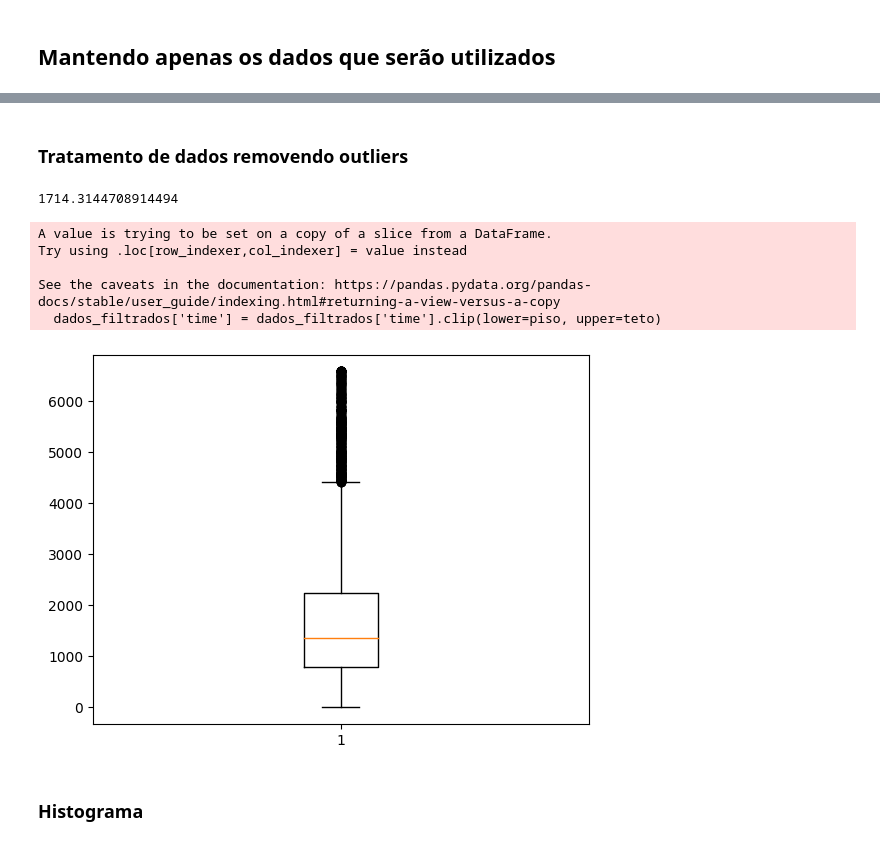
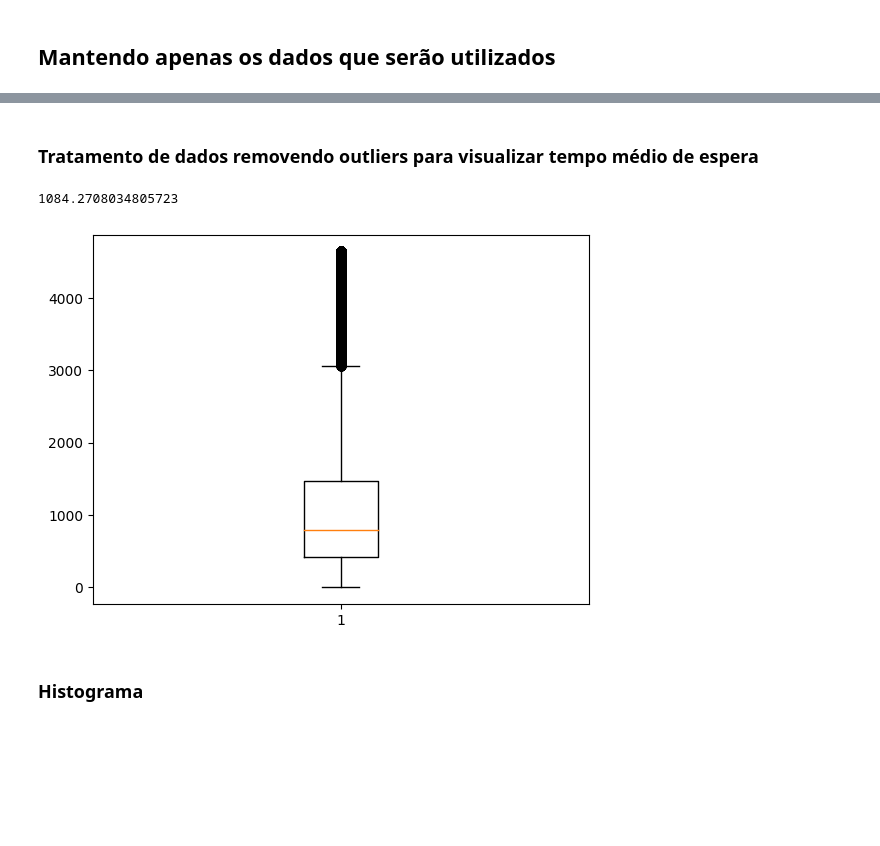
Before and after one commit to Claricez/Trabalho-de-simulacao-discreta-, a Jupyter notebook: main.ipynb, the cells around one changed output, grey strips where cells are left out. Saved outputs shown, nothing was run; the diff lists cells and outputs as text; code cells hidden in the pictures; blank space fills up the shorter version.

```diff
--- a/main.ipynb
+++ b/main.ipynb
@@ -5,11 +5,11 @@ import statistics as st
 import matplotlib.pyplot as plt
 import math as m
 # %%
-base_dados = pd.read_csv("DoaçãoRim.csv", sep=",")
+base_dados = pd.read_csv("DoaçãoRimC.csv", sep=",")
 # %% [markdown]
 ## Mantendo apenas os dados que serão utilizados
 # %%
-base_dados = base_dados.drop(columns=["age_cat","time_on_Dialysis","prior_transplant","date_acutal","Time_death","Transplant_Y_N","X36MthsTx","Time_Tx","event","razon_removed"])
+remover = base_dados.drop(columns=["age_cat","time_on_Dialysis","date_acutal","Time_death","Transplant_Y_N","X36MthsTx","Time_Tx","event","razon_removed"])
 
-base_dados.head()
+remover.head()
 # %% [output]
@@ -22,4 +21,0 @@ base_dados.head()
-# %%
-# Adiciona um id para cada paciente
-base_dados['Id'] = base_dados.reset_index().rename(columns={'index': 'ID'})['ID']
-base_dados.head()
@@ -55,23 +99,19 @@ display(dados_filtrados)
 # %% [markdown]
-### Tratamento de dados removendo outliers
+### Tratamento de dados removendo outliers para visualizar tempo médio de espera
 # %%
-time_in_days = dados_filtrados['time']
+time_in_days = base_dados['time']
 
 a = st.quantiles(time_in_days)[2]-st.quantiles(time_in_days)[0]
 piso = st.quantiles(time_in_days)[0] - 3*a
 teto = st.quantiles(time_in_days)[2] + 3*a
-dados_filtrados['time'] = dados_filtrados['time'].clip(lower=piso, upper=teto)
+base_dados_sem_outliers_time = base_dados
+base_dados_sem_outliers_time['time'] = base_dados['time'].clip(lower=piso, upper=teto)
 
-plt.boxplot(dados_filtrados['time']);
-print(st.mean(dados_filtrados['time']))
+plt.boxplot(base_dados_sem_outliers_time['time']);
+print(st.mean(base_dados_sem_outliers_time['time']))
 # %% [output]
-1714.3144708914494
+1084.2708034805723
-A value is trying to be set on a copy of a slice from a DataFrame.
-Try using .loc[row_indexer,col_indexer] = value instead
-
-See the caveats in the documentation: https://pandas.pydata.org/pandas-docs/stable/user_guide/indexing.html#returning-a-view-versus-a-copy
-  dados_filtrados['time'] = dados_filtrados['time'].clip(lower=piso, upper=teto)
-[figure, old version]
+[figure, new version]
 # %% [markdown]
 ### Histograma
 # %%
```
Also changed, not shown: parts of 8 cells of this notebook, 1 other file.
